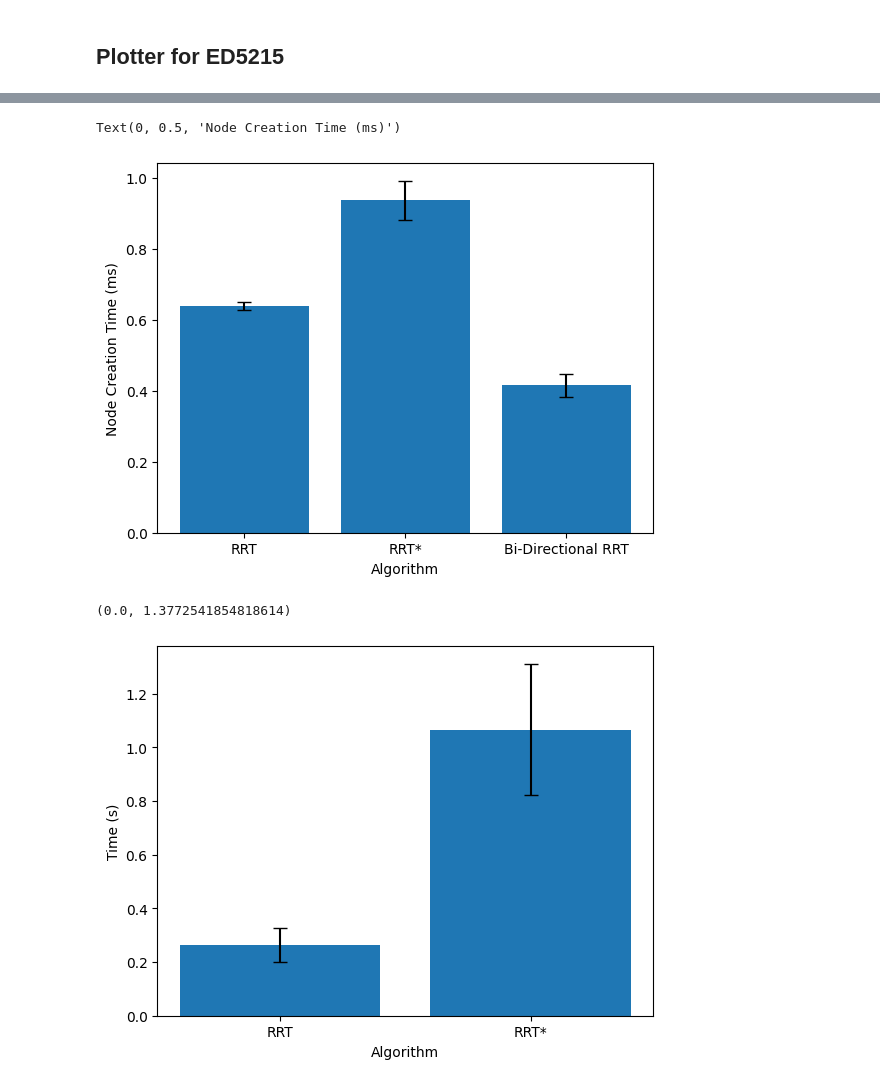
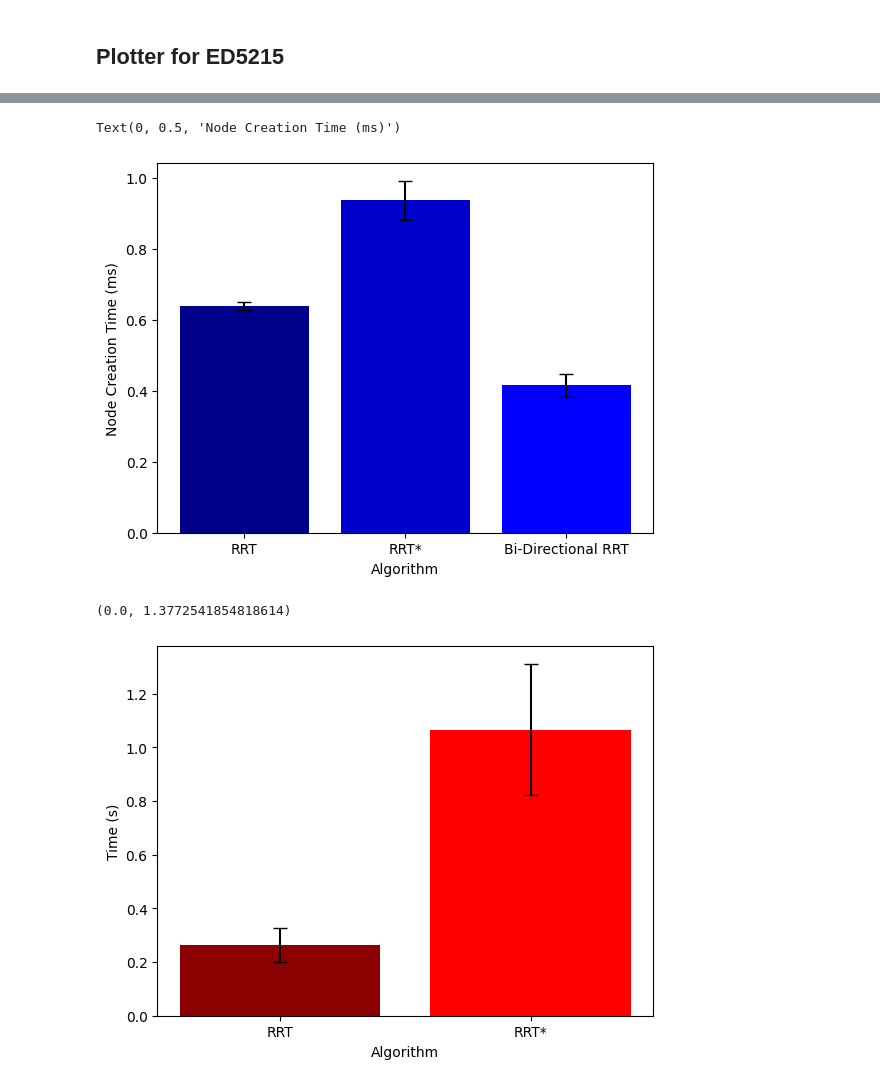
Before and after one commit to prithvi-raj-b/rrtstar-kuka-iiwa7, a Jupyter notebook: src/plotter.ipynb, the cells around one changed output, grey strips where cells are left out. Cells and saved outputs as stored; diff of their text form; code cells hidden in the pictures.

```diff
--- a/src/plotter.ipynb
+++ b/src/plotter.ipynb
@@ -67,10 +67,10 @@ Text(0, 0.5, 'Path Length')
 # %%
-plt.bar(categories, ravg, yerr=rerr, capsize=5)
+plt.bar(categories, ravg, yerr=rerr, capsize=5,color=['darkblue','mediumblue','blue'])
 plt.xlabel('Algorithm')
 plt.ylabel('Node Creation Time (ms)')
 # %% [output]
 Text(0, 0.5, 'Node Creation Time (ms)')
-[figure, old version]
+[figure, new version]
 # %%
 with open("../data2.csv",newline='') as file:
     reader = csv.reader(file, delimiter=',')
@@ -106,11 +106,11 @@ nerr = [errfunc(rn), errfunc(sn)]
 perr = [errfunc(rp), errfunc(sp)]
 rerr = [errfunc(rr), errfunc(sr)]
 # %%
-plt.bar(categories, tavg, yerr=terr, capsize=5)
+plt.bar(categories, tavg, yerr=terr, capsize=5, color=['darkred','red'])
 plt.xlabel('Algorithm')
 plt.ylabel('Time (s)')
 plt.ylim(bottom=0)
 # %% [output]
 (0.0, 1.3772541854818614)
-[figure, old version]
+[figure, new version]
 # %%
```
Also changed, not shown: parts of 6 cells of this notebook, 8 other files.
